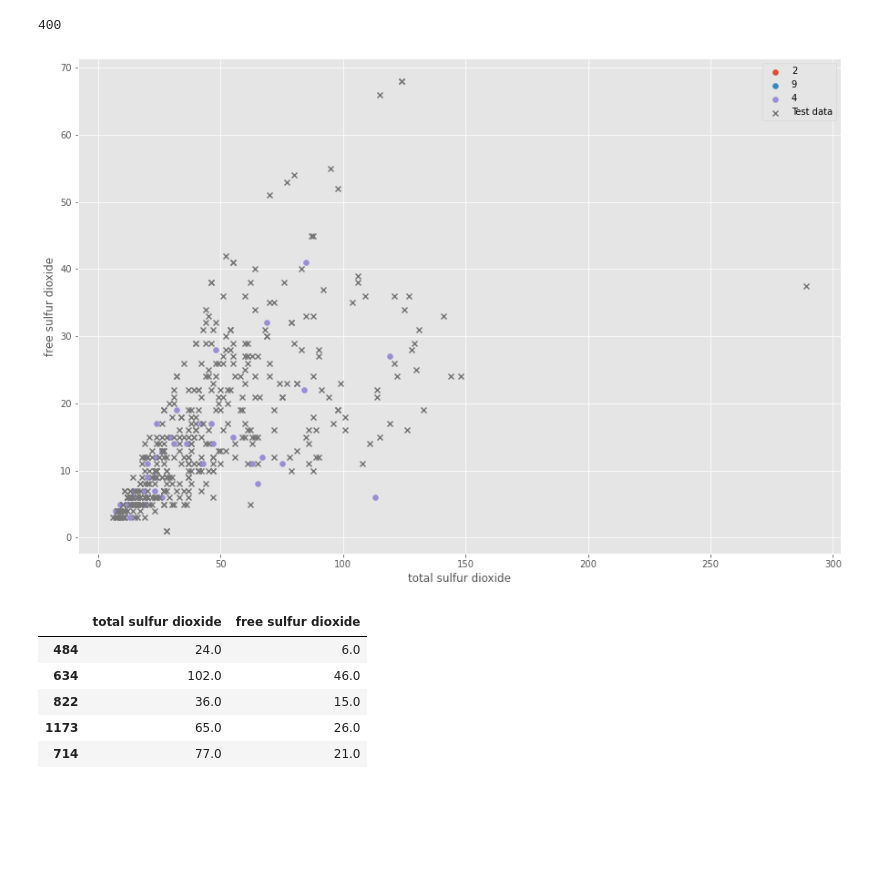
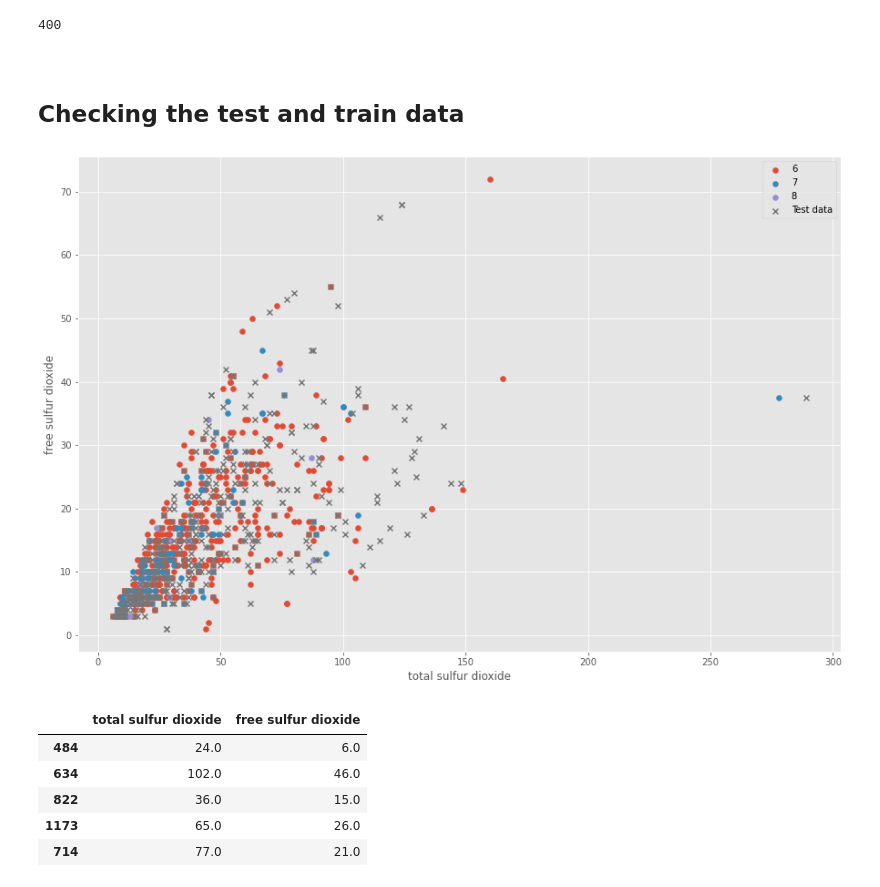
Before and after one commit to Izardo/Machine-Learning-and-Statistics, a Jupyter notebook: scikit-learn.ipynb, the cells around one changed output. Drawn from its saved outputs; the diff is of its cells as text; code cells hidden in the pictures; blank space fills up the shorter version.

Commit message:
Applied LR, KNN & cross validation to data

```diff
--- a/scikit-learn.ipynb
+++ b/scikit-learn.ipynb
@@ -226,29 +231,33 @@ test.head()
 test.index.size
 # %% [output]
 400
+# %% [markdown]
+<br>
+
+## Checking the test and train data
 # %%
 # Segregate the training data.
-two = train[train['quality'] == 2]
-nine = train[train['quality'] == 9]
-four = train[train['quality'] == 4]
+six = train[train['quality'] == 6]
+seven = train[train['quality'] == 7]
+eight = train[train['quality'] == 8]
 
 # New plot.
 fig, ax = plt.subplots()
 
 # Scatter plots for training data.
-ax.scatter(two['total sulfur dioxide'], two['free sulfur dioxide'], marker='o', label='2')
-ax.scatter(nine['total sulfur dioxide'], nine['free sulfur dioxide'], marker='o', label='9')
-ax.scatter(four['total sulfur dioxide'], four['free sulfur dioxide'], marker='o', label='4')
+ax.scatter(six['total sulfur dioxide'], six['free sulfur dioxide'], marker='o', label='6')
+ax.scatter(seven['total sulfur dioxide'], seven['free sulfur dioxide'], marker='o', label='7')
+ax.scatter(eight['total sulfur dioxide'], eight['free sulfur dioxide'], marker='o', label='8')
 
 # Scatter plot for testing data.
 ax.scatter(test['total sulfur dioxide'], test['free sulfur dioxide'], marker='x', label='Test data')
 
 # Show the legend.
 ax.set_xlabel('total sulfur dioxide')
 ax.set_ylabel('free sulfur dioxide')
 ax.legend();
 # %% [output]
-[figure, old version]
+[figure, new version]
 # %%
 # Gives inputs and outputs
 inputs, outputs = train[['total sulfur dioxide', 'free sulfur dioxide']], train['quality']
```
Also changed, not shown: parts of 21 cells of this notebook.
